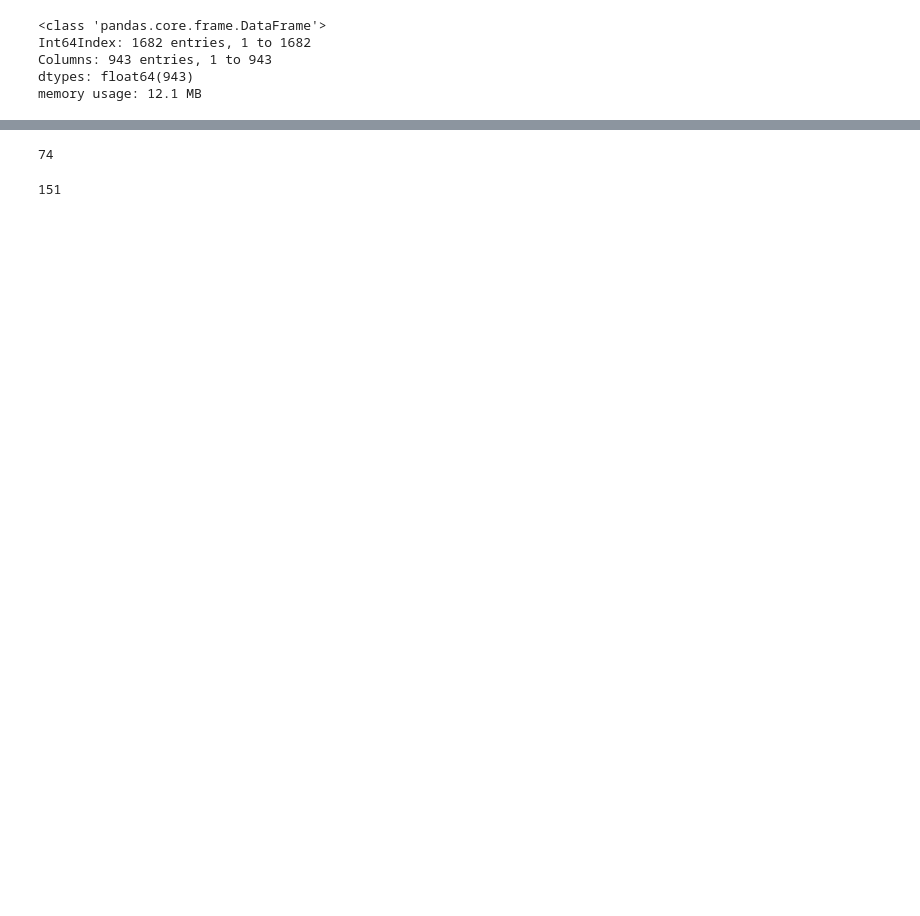
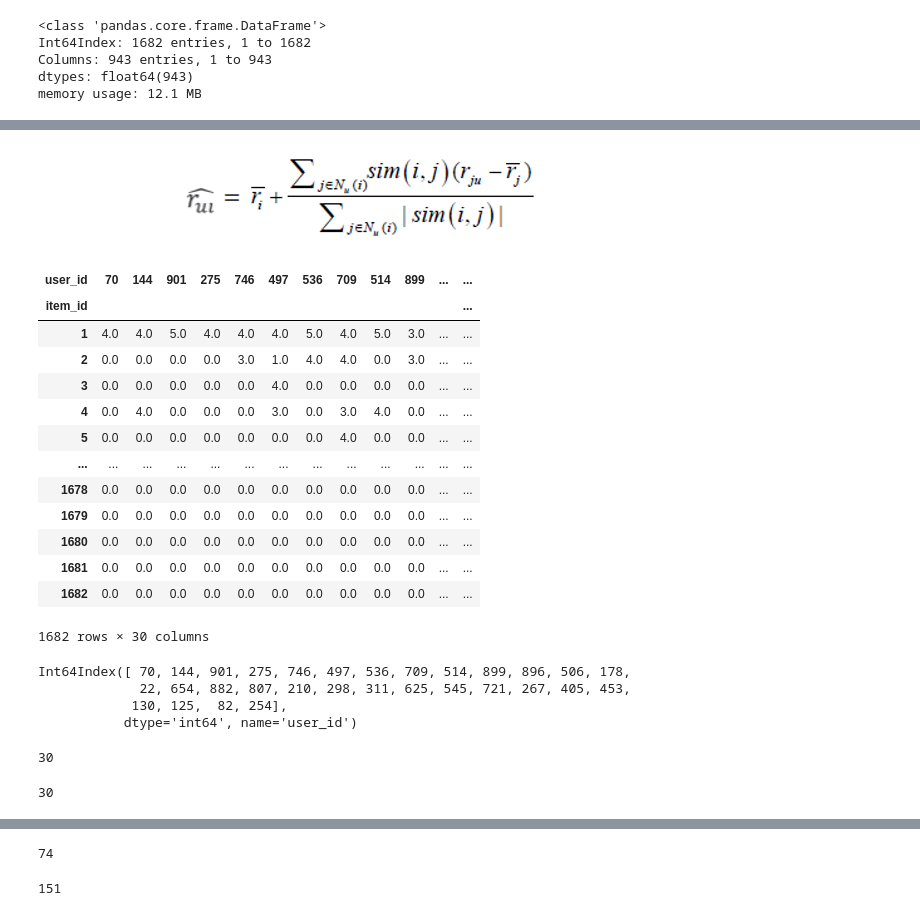
Before and after one commit to ali-d-nasseri/Recommender-System, a Jupyter notebook: Recommender Project.ipynb, the cells around one changed output, grey strips where cells are left out. Drawn from its saved outputs; the diff is of its cells as text; code cells hidden in the pictures; blank space fills up the shorter version.

```diff
--- a/Recommender Project.ipynb
+++ b/Recommender Project.ipynb
@@ -412,0 +303,5 @@ e
+# %%
+common_users = moviematrix[e]
+
+common_users[290] = moviematrix[290]
+#common_users[290]
@@ -412,0 +314,3 @@ e
+# %%
+neighbors_290= common_users.corr()[290].sort_values(ascending =False).head(31).drop(290)
+neighbors_290.index
@@ -412,0 +343,2 @@ e
+# %%
+neighborsmat_290= moviematrix[neighbors_290.index.tolist()]
@@ -412,0 +381,2 @@ e
+# %%
+neighborsmat_290_fillna = neighborsmat_290.fillna(0)
@@ -412,0 +385,35 @@ e
+# %% [markdown]
+![image-2.png](attachment:image-2.png)
+# %%
+neighborsmat_290_fillna
+# %% [output]
+| user_id | 70 | 144 | 901 | 275 | 746 | 497 | 536 | 709 | 514 | 899 | ... | ... |
+| item_id |  |  |  |  |  |  |  |  |  |  |  | ... |
+| 1 | 4.0 | 4.0 | 5.0 | 4.0 | 4.0 | 4.0 | 5.0 | 4.0 | 5.0 | 3.0 | ... | ... |
+| 2 | 0.0 | 0.0 | 0.0 | 0.0 | 3.0 | 1.0 | 4.0 | 4.0 | 0.0 | 3.0 | ... | ... |
+| 3 | 0.0 | 0.0 | 0.0 | 0.0 | 0.0 | 4.0 | 0.0 | 0.0 | 0.0 | 0.0 | ... | ... |
+| 4 | 0.0 | 4.0 | 0.0 | 0.0 | 0.0 | 3.0 | 0.0 | 3.0 | 4.0 | 0.0 | ... | ... |
+| 5 | 0.0 | 0.0 | 0.0 | 0.0 | 0.0 | 0.0 | 0.0 | 4.0 | 0.0 | 0.0 | ... | ... |
+| ... | ... | ... | ... | ... | ... | ... | ... | ... | ... | ... | ... | ... |
+| 1678 | 0.0 | 0.0 | 0.0 | 0.0 | 0.0 | 0.0 | 0.0 | 0.0 | 0.0 | 0.0 | ... | ... |
+| 1679 | 0.0 | 0.0 | 0.0 | 0.0 | 0.0 | 0.0 | 0.0 | 0.0 | 0.0 | 0.0 | ... | ... |
+| 1680 | 0.0 | 0.0 | 0.0 | 0.0 | 0.0 | 0.0 | 0.0 | 0.0 | 0.0 | 0.0 | ... | ... |
+| 1681 | 0.0 | 0.0 | 0.0 | 0.0 | 0.0 | 0.0 | 0.0 | 0.0 | 0.0 | 0.0 | ... | ... |
+| 1682 | 0.0 | 0.0 | 0.0 | 0.0 | 0.0 | 0.0 | 0.0 | 0.0 | 0.0 | 0.0 | ... | ... |
+1682 rows × 30 columns
+# %%
+neighborsmat_290_fillna.columns
+# %% [output]
+Int64Index([ 70, 144, 901, 275, 746, 497, 536, 709, 514, 899, 896, 506, 178,
+             22, 654, 882, 807, 210, 298, 311, 625, 545, 721, 267, 405, 453,
+            130, 125,  82, 254],
+           dtype='int64', name='user_id')
+# %%
+column_num290 = neighborsmat_290_fillna.columns.tolist()
+len(column_num290)
+# %% [output]
+30
+# %%
+len(weight_290)
+# %% [output]
+30
```
Also changed, not shown: parts of 37 cells of this notebook, 1 other file.
